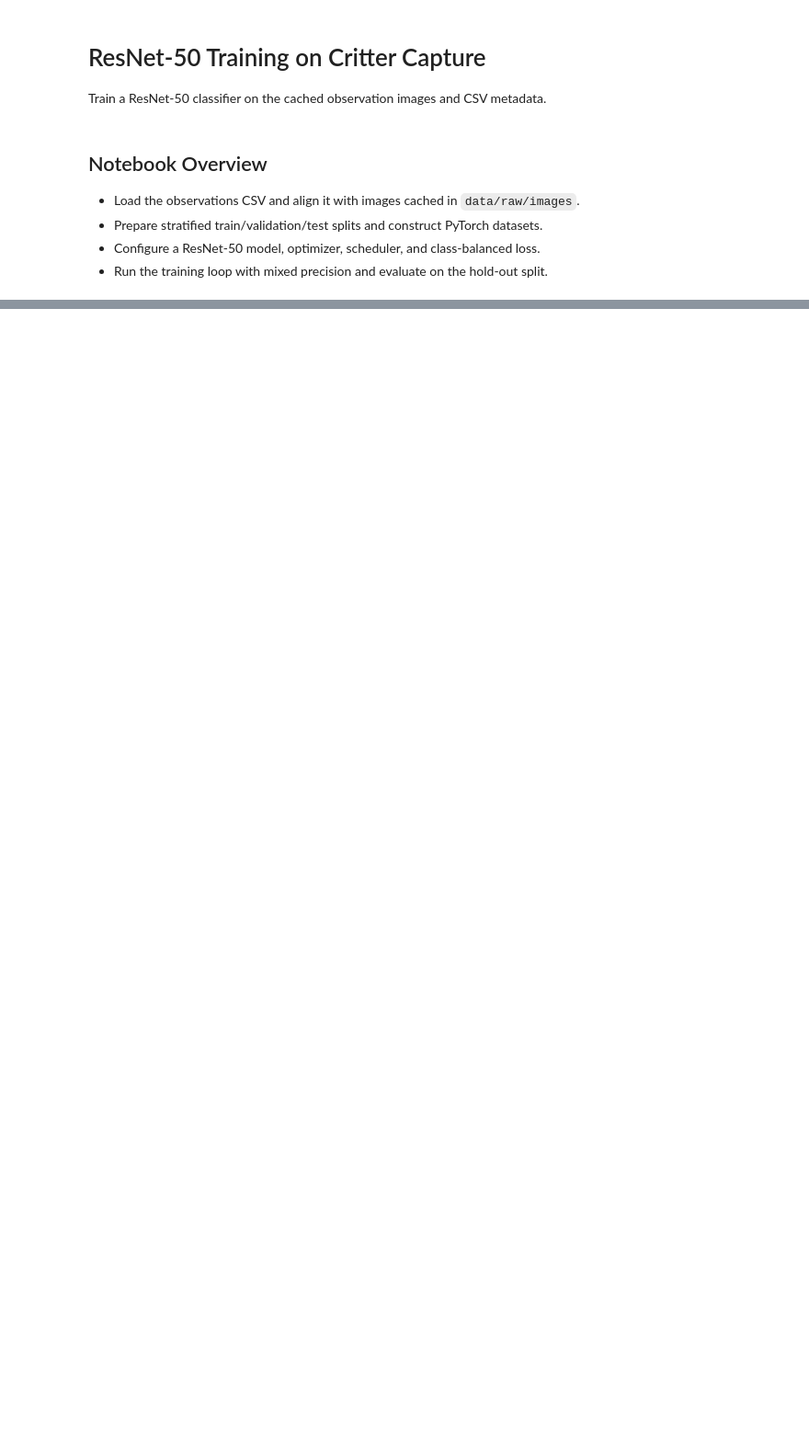
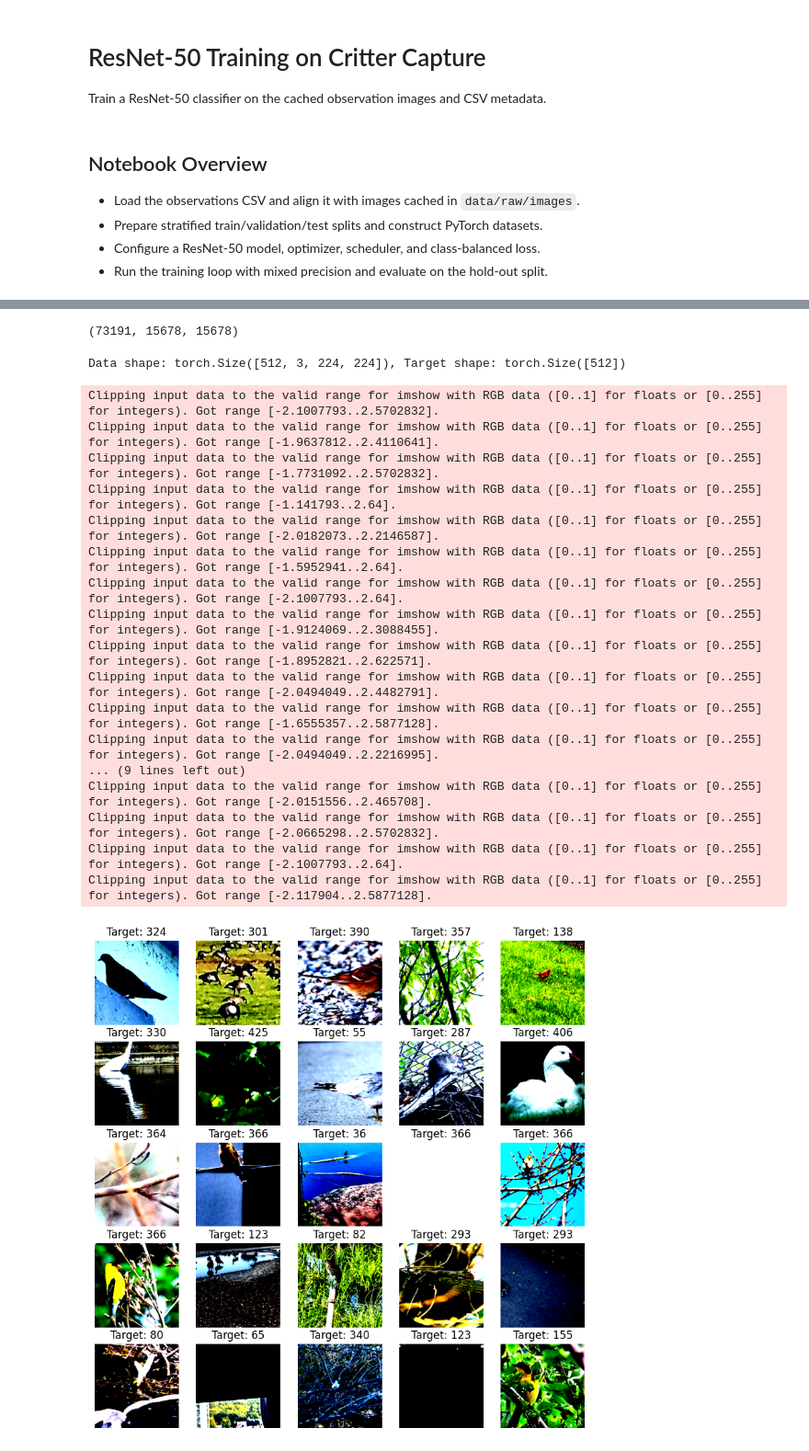
Before and after one commit to prototypeanugrah/critter-capture, a Jupyter notebook: notebooks/train_resnet50.ipynb, the cells around one changed output, grey strips where cells are left out. Shown at 92% size. Drawn from its saved outputs; the diff is of its cells as text; code cells hidden in the pictures; blank space fills up the shorter version.

```diff
--- a/notebooks/train_resnet50.ipynb
+++ b/notebooks/train_resnet50.ipynb
@@ -69,7 +69,7 @@ config = {
     },
     "training": {
         "epochs": 20,
-        "batch_size": 32,
+        "batch_size": 512,
         "learning_rate": 5e-4,
         "weight_decay": 0.01,
         "gradient_clip_norm": 1.0,
@@ -220,7 +227,6 @@ class LocalObservationDataset(Dataset):
         return {
             "image": image,
             "target": target,
-            "uuid": row["uuid"],
         }
 # %%
 image_size = config["data"]["image_size"]
@@ -229,9 +235,8 @@ normalize_std = config["data"]["normalize_std"]
 
 train_transforms = transforms.Compose(
     [
-        transforms.RandomResizedCrop(image_size, scale=(0.8, 1.0)),
+        transforms.RandomResizedCrop(image_size),
         transforms.RandomHorizontalFlip(),
-        transforms.ColorJitter(brightness=0.2, contrast=0.2, saturation=0.2, hue=0.05),
         transforms.ToTensor(),
         transforms.Normalize(mean=normalize_mean, std=normalize_std),
     ]
@@ -239,7 +244,7 @@ train_transforms = transforms.Compose(
 
 eval_transforms = transforms.Compose(
     [
-        transforms.Resize(int(image_size * 1.14)),
+        transforms.Resize(256),
         transforms.CenterCrop(image_size),
         transforms.ToTensor(),
         transforms.Normalize(mean=normalize_mean, std=normalize_std),
@@ -293,5 +298,41 @@ test_loader = DataLoader(
     persistent_workers=num_workers > 0,
 )
 
-len(train_dataset), len(val_dataset), len(test_dataset), class_weights
+len(train_dataset), len(val_dataset), len(test_dataset)
+# %% [output]
+(73191, 15678, 15678)
+# %%
+from matplotlib import pyplot as plt
+
+data = next(iter(train_loader))
+print(f"Data shape: {data['image'].shape}, Target shape: {data['target'].shape}")
+
+# show the image and the target for the first batch in a grid of 5x5
+fig, axes = plt.subplots(5, 5, figsize=(10, 10))
+for i in range(25):
+    image = data["image"][i].cpu().permute(1, 2, 0).numpy()
+    axes[i // 5, i % 5].imshow(image)
+    axes[i // 5, i % 5].set_title(f"Target: {data['target'][i].item()}")
+    axes[i // 5, i % 5].axis("off")
+plt.show()
+# %% [output]
+Data shape: torch.Size([512, 3, 224, 224]), Target shape: torch.Size([512])
+Clipping input data to the valid range for imshow with RGB data ([0..1] for floats or [0..255] for integers). Got range [-2.1007793..2.5702832].
+Clipping input data to the valid range for imshow with RGB data ([0..1] for floats or [0..255] for integers). Got range [-1.9637812..2.4110641].
+Clipping input data to the valid range for imshow with RGB data ([0..1] for floats or [0..255] for integers). Got range [-1.7731092..2.5702832].
+Clipping input data to the valid range for imshow with RGB data ([0..1] for floats or [0..255] for integers). Got range [-1.141793..2.64].
+Clipping input data to the valid range for imshow with RGB data ([0..1] for floats or [0..255] for integers). Got range [-2.0182073..2.2146587].
+Clipping input data to the valid range for imshow with RGB data ([0..1] for floats or [0..255] for integers). Got range [-1.5952941..2.64].
+Clipping input data to the valid range for imshow with RGB data ([0..1] for floats or [0..255] for integers). Got range [-2.1007793..2.64].
+Clipping input data to the valid range for imshow with RGB data ([0..1] for floats or [0..255] for integers). Got range [-1.9124069..2.3088455].
+Clipping input data to the valid range for imshow with RGB data ([0..1] for floats or [0..255] for integers). Got range [-1.8952821..2.622571].
+Clipping input data to the valid range for imshow with RGB data ([0..1] for floats or [0..255] for integers). Got range [-2.0494049..2.4482791].
+Clipping input data to the valid range for imshow with RGB data ([0..1] for floats or [0..255] for integers). Got range [-1.6555357..2.5877128].
+Clipping input data to the valid range for imshow with RGB data ([0..1] for floats or [0..255] for integers). Got range [-2.0494049..2.2216995].
+... (9 lines left out)
+Clipping input data to the valid range for imshow with RGB data ([0..1] for floats or [0..255] for integers). Got range [-2.0151556..2.465708].
+Clipping input data to the valid range for imshow with RGB data ([0..1] for floats or [0..255] for integers). Got range [-2.0665298..2.5702832].
+Clipping input data to the valid range for imshow with RGB data ([0..1] for floats or [0..255] for integers). Got range [-2.1007793..2.64].
+Clipping input data to the valid range for imshow with RGB data ([0..1] for floats or [0..255] for integers). Got range [-2.117904..2.5877128].
+[figure, added]
 # %%
```
Also changed, not shown: parts of 16 cells of this notebook.
